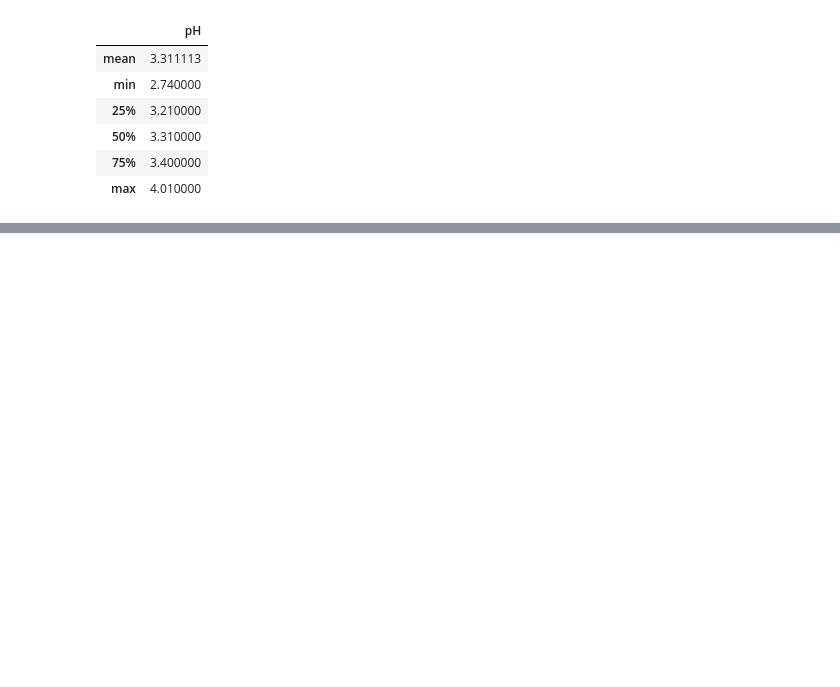
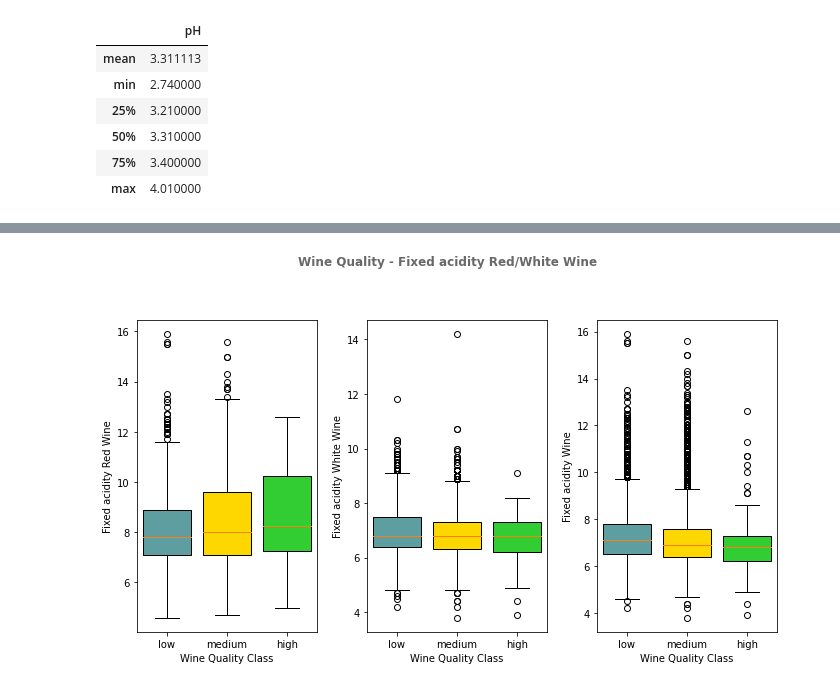
Before and after one commit to lvuduy/BlueBerry-Winery, a Jupyter notebook: PJ2_Sprint1.ipynb, the cells around one changed output, grey strips where cells are left out. Cells and saved outputs as stored; diff of their text form; code cells hidden in the pictures; blank space fills up the shorter version.

```diff
--- a/PJ2_Sprint1.ipynb
+++ b/PJ2_Sprint1.ipynb
@@ -408,0 +493,63 @@ AttributeError: 'Rectangle' object has no property 'newaxes'
+# %%
+# First we generate data
+
+# here we generate data for comparing the red wine qualities and the *fixed acidity* content
+red_fix_quality_low = red_wine[red_wine["quality_label"] == "low"]["fixed acidity"]
+red_fix_quality_mid = red_wine[red_wine["quality_label"] == "medium"]["fixed acidity"]
+red_fix_quality_high = red_wine[red_wine["quality_label"] == "high"]["fixed acidity"]
+
+red_fix_quality = (red_fix_quality_low , red_fix_quality_mid, red_fix_quality_high)
+
+# here we generate data for comparing the white wine qualities and the *fixed acidity* value
+
+white_fix_quality_low = white_wine[white_wine["quality_label"] == "low"]["fixed acidity"]
+white_fix_quality_mid = white_wine[white_wine["quality_label"] == "medium"]["fixed acidity"]
+white_fix_quality_high = white_wine[white_wine["quality_label"] == "high"]["fixed acidity"]
+
+white_fix_quality = (white_fix_quality_low , white_fix_quality_mid, white_fix_quality_high)
+
+# here we generate data for comparing the wine qualities and the *fixed acidity* value
+
+fix_vs_quality_low = wines[wines["quality_label"] == "low"]["fixed acidity"]
+fix_vs_quality_mid = wines[wines["quality_label"] == "medium"]["fixed acidity"]
+fix_vs_quality_high = wines[wines["quality_label"] == "high"]["fixed acidity"]
+
+fix_vs_fix_quality = (fix_vs_quality_low , fix_vs_quality_mid, fix_vs_quality_high)
+
+# and create labels for the plot
+labels = ['low', 'medium','high']
+
+# Now we call the subplot function
+fig4, (ax3, ax4, ax8) = plt.subplots(nrows= 1, ncols= 3, figsize= (10,6))
+
+# now we plot
+bplot3 = ax3.boxplot(red_fix_quality, widths= 0.8, patch_artist= True, labels= labels)
+bplot4 = ax4.boxplot(white_fix_quality, widths= 0.8, patch_artist= True, labels= labels)
+bplot8 = ax8.boxplot(fix_vs_fix_quality, widths= 0.8, patch_artist= True, labels= labels)
+
+#adding title
+plt.suptitle("Wine Quality - Fixed acidity Red/White Wine", weight= "demibold", color= "dimgrey")
+
+#let's separate the figures a bit
+fig4.tight_layout(pad=3)
+
+#adding labels for plot 1
+ax3.set_xlabel("Wine Quality Class")
+ax3.set_ylabel("Fixed acidity Red Wine")
+
+#adding labels for plot 2
+ax4.set_xlabel("Wine Quality Class")
+ax4.set_ylabel("Fixed acidity White Wine")
+
+#adding labels for plot 3
+ax8.set_xlabel("Wine Quality Class")
+ax8.set_ylabel("Fixed acidity Wine")
+
+# filling colors
+colors = ["CadetBlue", "Gold", "LimeGreen"]
+for bplot in (bplot3, bplot4, bplot8):
+    for patch, color in zip(bplot["boxes"], colors): patch.set_facecolor(color)
+
+plt.show()
+# %% [output]
+[figure, added]
```
Also changed, not shown: parts of 35 cells of this notebook, 1 other file.
